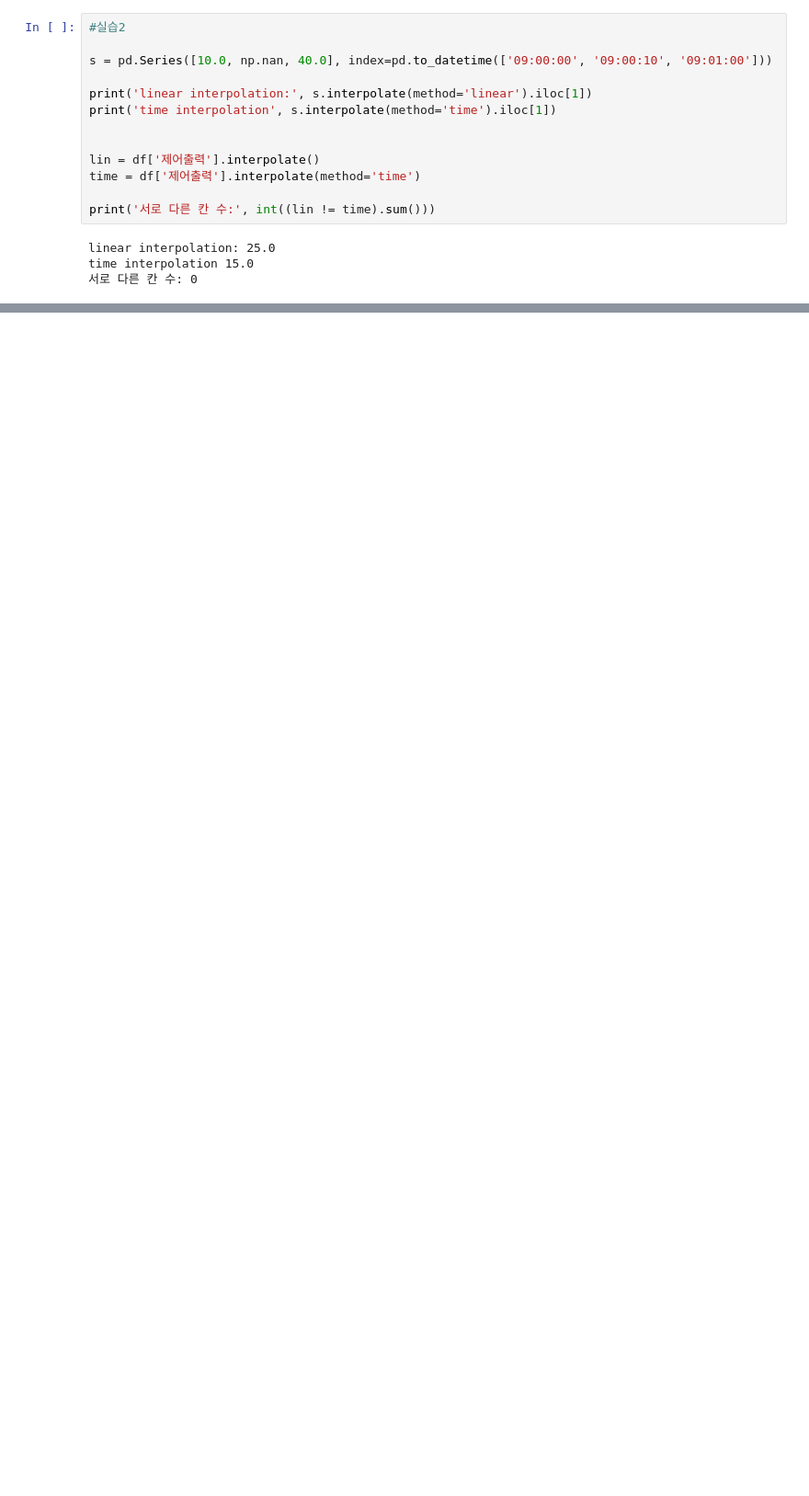
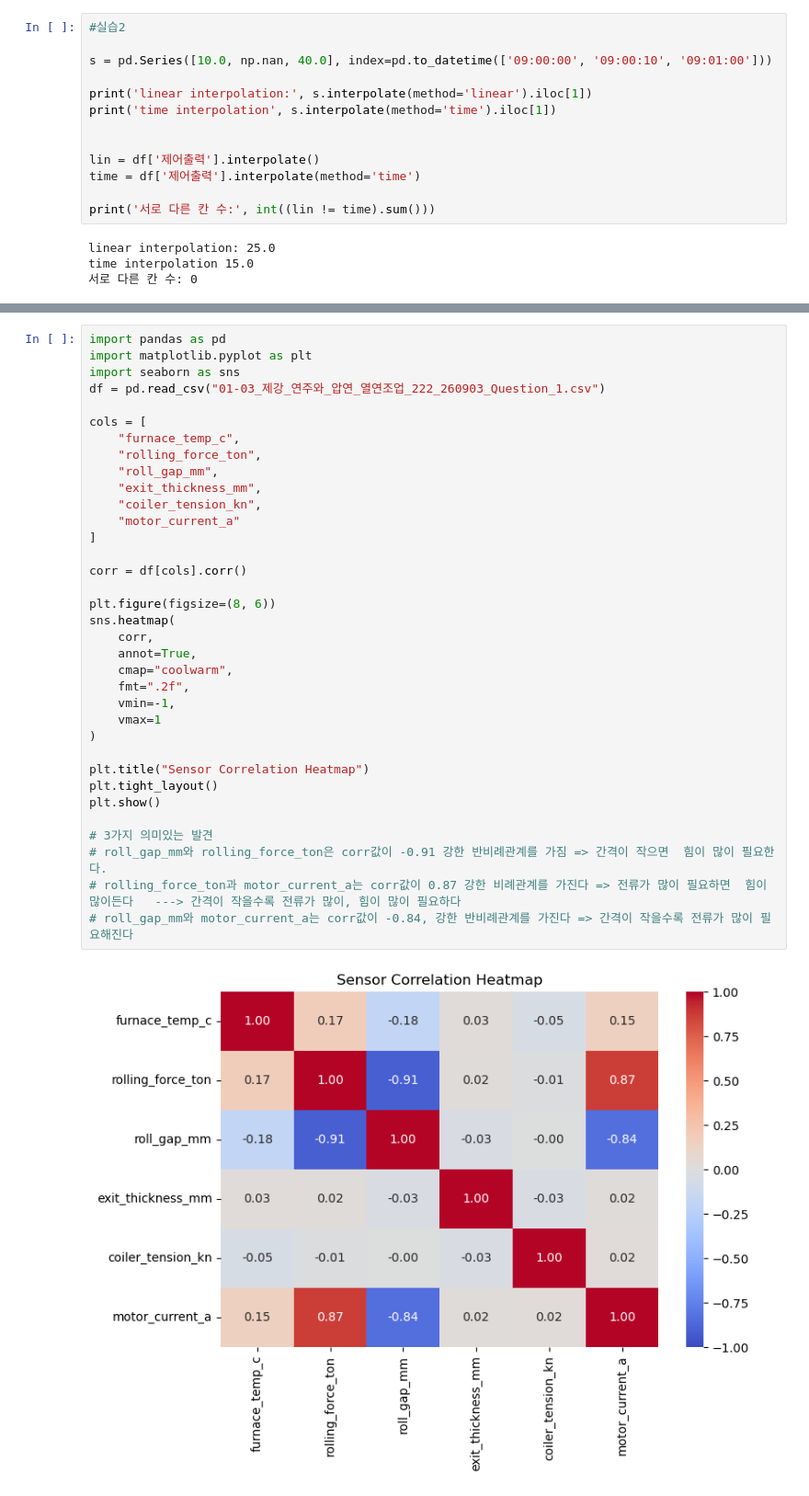
Before and after one commit to songjiho1209-sudo/Test, a Jupyter notebook: data/09_03.ipynb, the cells around one changed output, grey strips where cells are left out. Shown at 92% size. Saved outputs shown, nothing was run; the diff lists cells and outputs as text; blank space fills up the shorter version.

```diff
--- a/data/09_03.ipynb
+++ b/data/09_03.ipynb
@@ -175,0 +327,37 @@ time interpolation 15.0
+# %%
+import pandas as pd
+import matplotlib.pyplot as plt
+import seaborn as sns
+df = pd.read_csv("01-03_제강_연주와_압연_열연조업_222_260903_Question_1.csv")
+
+cols = [
+    "furnace_temp_c",
+    "rolling_force_ton",
+    "roll_gap_mm",
+    "exit_thickness_mm",
+    "coiler_tension_kn",
+    "motor_current_a"
+]
+
+corr = df[cols].corr()
+
+plt.figure(figsize=(8, 6))
+sns.heatmap(
+    corr,
+    annot=True,
+    cmap="coolwarm",
+    fmt=".2f",
+    vmin=-1,
+    vmax=1
+)
+
+plt.title("Sensor Correlation Heatmap")
+plt.tight_layout()
+plt.show()
+
+# 3가지 의미있는 발견
+# roll_gap_mm와 rolling_force_ton은 corr값이 -0.91 강한 반비례관계를 가짐 => 간격이 작으면  힘이 많이 필요한다.
+# rolling_force_ton과 motor_current_a는 corr값이 0.87 강한 비례관계를 가진다 => 전류가 많이 필요하면  힘이 많이든다   ---> 간격이 작을수록 전류가 많이, 힘이 많이 필요하다
+# roll_gap_mm와 motor_current_a는 corr값이 -0.84, 강한 반비례관계를 가진다 => 간격이 작을수록 전류가 많이 필요해진다
+# %% [output]
+[figure, added]
```
Also changed, not shown: parts of 9 cells of this notebook, 2 other files.
